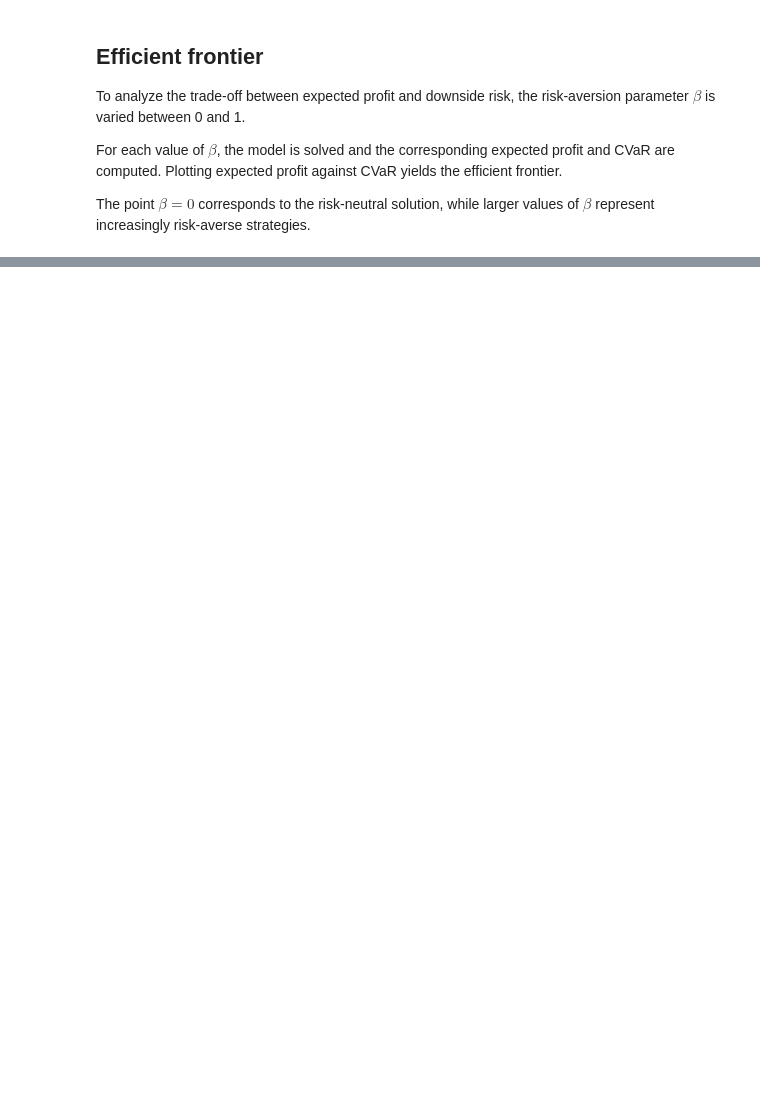
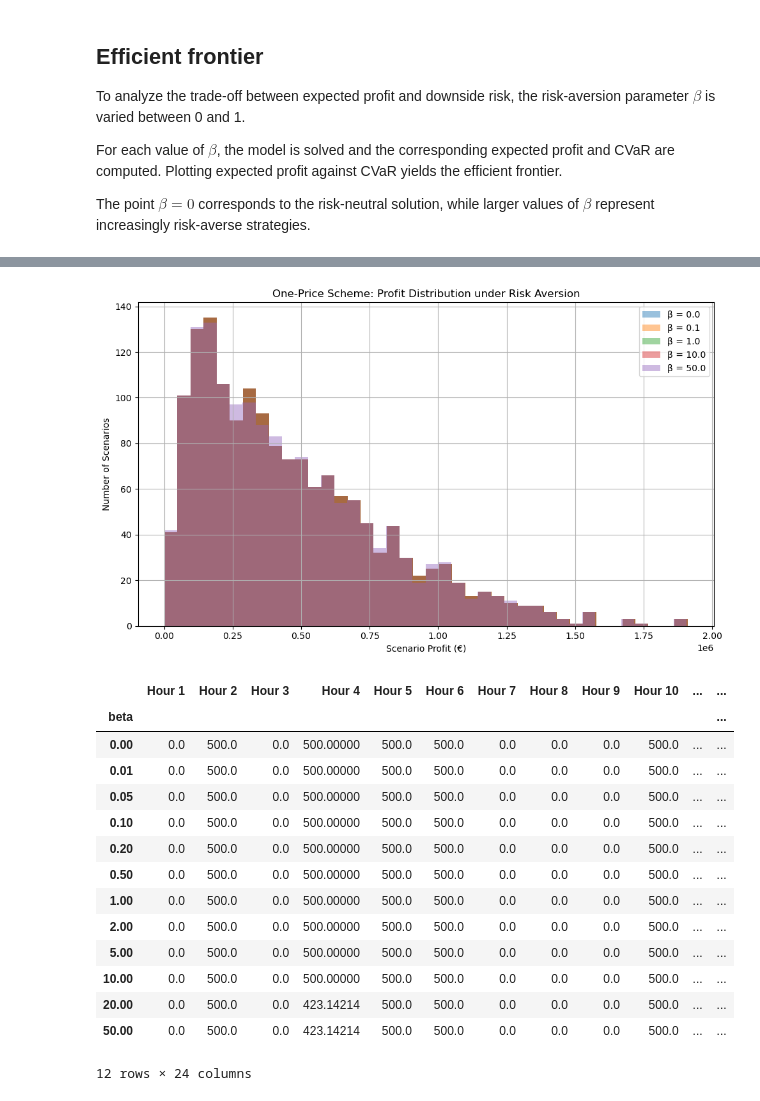
Before and after one commit to KonstantinosKountras/46755-offering-strategy_Asgn2, a Jupyter notebook: notebooks/Task1-4_RiskAverseOnePrice.ipynb, the cells around one changed output, grey strips where cells are left out. Drawn from its saved outputs; the diff is of its cells as text; code cells hidden in the pictures; blank space fills up the shorter version.

```diff
--- a/notebooks/Task1-4_RiskAverseOnePrice.ipynb
+++ b/notebooks/Task1-4_RiskAverseOnePrice.ipynb
@@ -518,0 +592,53 @@ plt.show()
+# %%
+# ============================================
+# PLOT 3 — Profit Distributions
+# ============================================
+
+plt.figure(figsize=(10, 6))
+
+for b in selected_betas:
+    idx = np.argmin(np.abs(frontier_df["beta"].values - b))
+
+    plt.hist(
+        profit_distributions[idx],
+        bins=40,
+        alpha=0.45,
+        label=f"β = {frontier_df.loc[idx, 'beta']}"
+    )
+
+plt.xlabel("Scenario Profit (€)")
+plt.ylabel("Number of Scenarios")
+plt.title("One-Price Scheme: Profit Distribution under Risk Aversion")
+plt.legend()
+plt.grid(True)
+plt.tight_layout()
+plt.show()
+
+# ============================================
+# OPTIONAL CHECK — Are offers changing with beta?
+# ============================================
+
+offers_df = pd.DataFrame(
+    offer_profiles,
+    index=frontier_df["beta"],
+    columns=[f"Hour {t+1}" for t in range(T)]
+)
+
+offers_df
+# %% [output]
+[figure, added]
+|  | Hour 1 | Hour 2 | Hour 3 | Hour 4 | Hour 5 | Hour 6 | Hour 7 | Hour 8 | Hour 9 | Hour 10 | ... | ... |
+| beta |  |  |  |  |  |  |  |  |  |  |  | ... |
+| 0.00 | 0.0 | 500.0 | 0.0 | 500.00000 | 500.0 | 500.0 | 0.0 | 0.0 | 0.0 | 500.0 | ... | ... |
+| 0.01 | 0.0 | 500.0 | 0.0 | 500.00000 | 500.0 | 500.0 | 0.0 | 0.0 | 0.0 | 500.0 | ... | ... |
+| 0.05 | 0.0 | 500.0 | 0.0 | 500.00000 | 500.0 | 500.0 | 0.0 | 0.0 | 0.0 | 500.0 | ... | ... |
+| 0.10 | 0.0 | 500.0 | 0.0 | 500.00000 | 500.0 | 500.0 | 0.0 | 0.0 | 0.0 | 500.0 | ... | ... |
+| 0.20 | 0.0 | 500.0 | 0.0 | 500.00000 | 500.0 | 500.0 | 0.0 | 0.0 | 0.0 | 500.0 | ... | ... |
+| 0.50 | 0.0 | 500.0 | 0.0 | 500.00000 | 500.0 | 500.0 | 0.0 | 0.0 | 0.0 | 500.0 | ... | ... |
+| 1.00 | 0.0 | 500.0 | 0.0 | 500.00000 | 500.0 | 500.0 | 0.0 | 0.0 | 0.0 | 500.0 | ... | ... |
+| 2.00 | 0.0 | 500.0 | 0.0 | 500.00000 | 500.0 | 500.0 | 0.0 | 0.0 | 0.0 | 500.0 | ... | ... |
+| 5.00 | 0.0 | 500.0 | 0.0 | 500.00000 | 500.0 | 500.0 | 0.0 | 0.0 | 0.0 | 500.0 | ... | ... |
+| 10.00 | 0.0 | 500.0 | 0.0 | 500.00000 | 500.0 | 500.0 | 0.0 | 0.0 | 0.0 | 500.0 | ... | ... |
+| 20.00 | 0.0 | 500.0 | 0.0 | 423.14214 | 500.0 | 500.0 | 0.0 | 0.0 | 0.0 | 500.0 | ... | ... |
+| 50.00 | 0.0 | 500.0 | 0.0 | 423.14214 | 500.0 | 500.0 | 0.0 | 0.0 | 0.0 | 500.0 | ... | ... |
+12 rows × 24 columns
```
Also changed, not shown: parts of 4 cells of this notebook.
